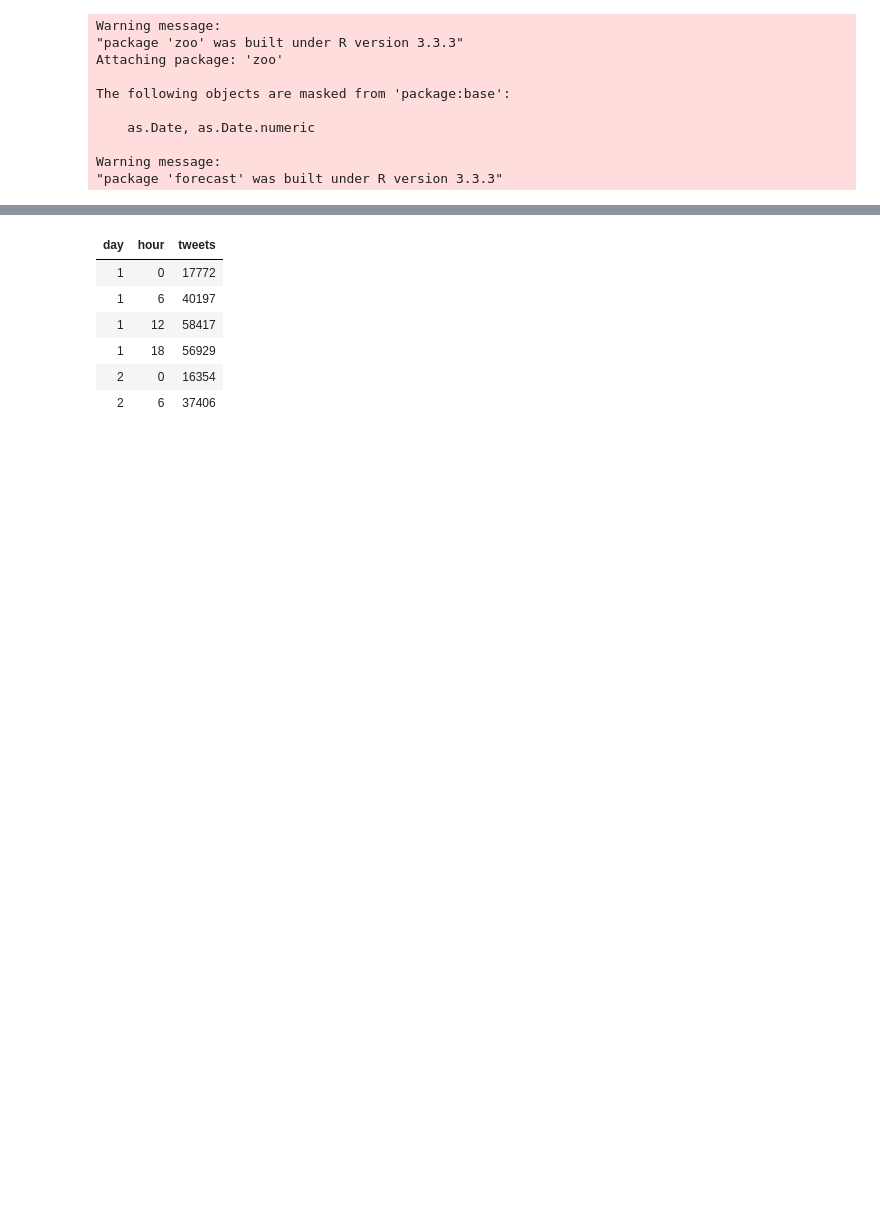
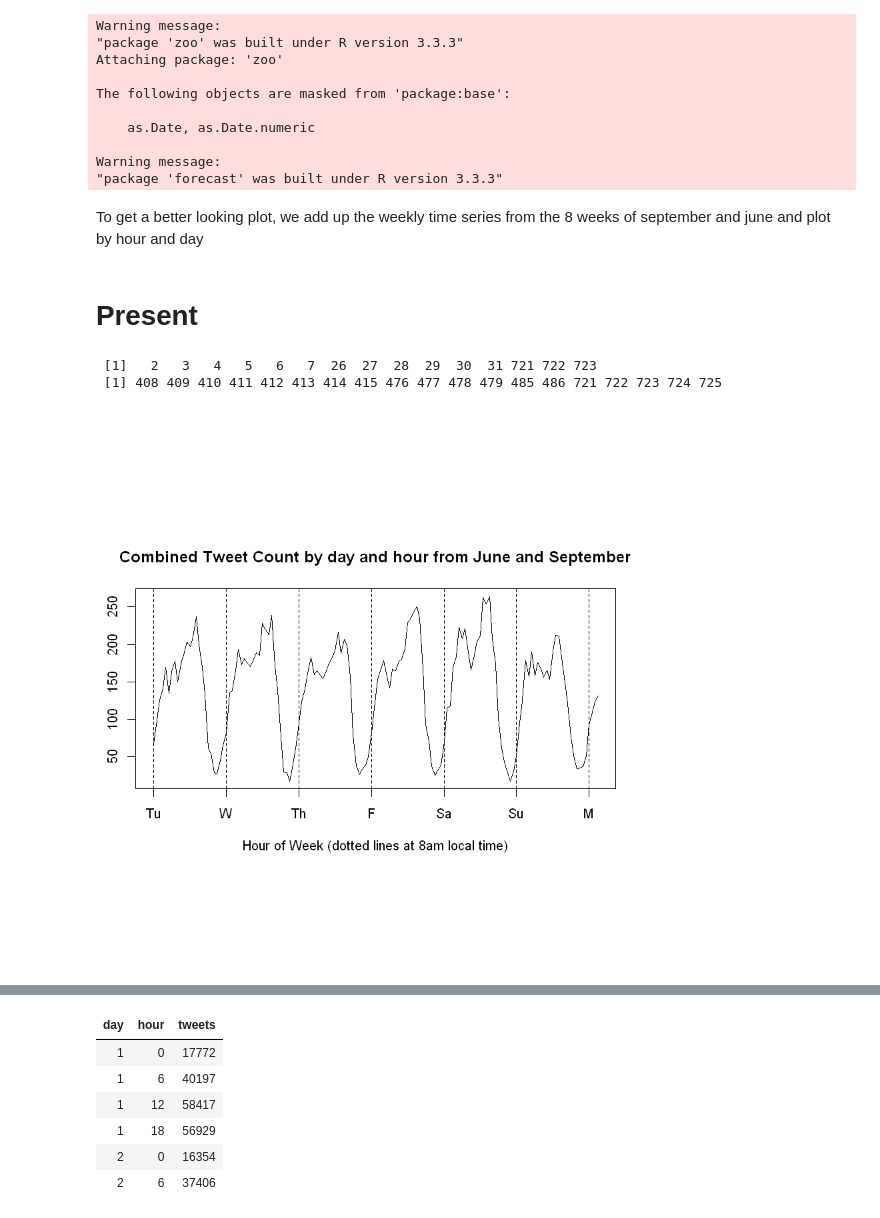
Before and after one commit to tj2huang/nyu-research, a Jupyter notebook: notebooks/tobacco-plot.ipynb, the cells around one changed output, grey strips where cells are left out. Drawn from its saved outputs; the diff is of its cells as text; code cells hidden in the pictures; blank space fills up the shorter version.

Commit message:
added 8 week total by hour and day plots (to get a better shape of trends)

```diff
--- a/notebooks/tobacco-plot.ipynb
+++ b/notebooks/tobacco-plot.ipynb
@@ -11,3 +11,48 @@ The following objects are masked from 'package:base':
 
 Warning message:
 "package 'forecast' was built under R version 3.3.3"
+# %% [markdown]
+To get a better looking plot, we add up the weekly time series from the 8 weeks of september and june and plot by hour and day
+# %%
+total_by_day <- function(june, sept){
+    j <- read.csv(june)
+    s <- read.csv(sept)
+    j.pres <- j[c(1,2,3)]
+    j.tot <- j[c(1,2,4)]
+    j.proc <- preprocessing_df(j.pres, j.tot)
+    j.ts <- ts((j.proc$series)[33:(672+32)], frequency=24)
+
+    s.pres <- s[c(1,2,3)]
+    s.tot <- s[c(1,2,4)]
+    s.proc <- preprocessing_df(s.pres, s.tot)
+    s.ts <- ts((s.proc$series)[9:(672+8)], frequency=24)
+
+    j.1 <- as.numeric(window(j.ts, start=c(1, 1), end= c(7, 4)))
+    j.2 <- as.numeric(window(j.ts, start=c(8, 1), end= c(14, 4)))
+    j.3 <- as.numeric(window(j.ts, start=c(15, 1), end= c(21, 4)))
+    j.4 <- as.numeric(window(j.ts, start=c(22, 1), end= c(28, 4)))
+
+    s.1 <- as.numeric(window(s.ts, start=c(1, 1), end= c(7, 4)))
+    s.2 <- as.numeric(window(s.ts, start=c(8, 1), end= c(14, 4)))
+    s.3 <- as.numeric(window(s.ts, start=c(15, 1), end= c(21, 4)))
+    s.4 <- as.numeric(window(s.ts, start=c(22, 1), end= c(28, 4)))
+
+    combined.ts <- j.1 + j.2 + j.3 + j.4 + s.1 + s.2 + s.3 + s.4
+
+    par(pin=c(6, 2.5))
+    plot(combined.ts, type='l', xaxt='n', xlab='Hour of Week (dotted lines at 8am local time)',
+         ylab='Total Tweets', main='Combined Tweet Count by day and hour from June and September')
+    abline(v=seq(1, 168, by=24), lty=2)
+    axis(1, labels = c('Tu', 'W', 'Th', 'F', 'Sa', 'Su', 'M'), at=seq(1, 168, by=24))
+
+
+}
+# %% [markdown]
+# Present
+# %%
+total_by_day('c:/users/tom/documents/nyu-test/tob-run/june/summary/summary/present.csv',
+            'c:/users/tom/documents/nyu-test/tob-run/sept/summary/summary/present.csv')
+# %% [output]
+ [1]   2   3   4   5   6   7  26  27  28  29  30  31 721 722 723
+ [1] 408 409 410 411 412 413 414 415 476 477 478 479 485 486 721 722 723 724 725
+[figure, added]
```
Also changed, not shown: parts of 6 cells of this notebook.
